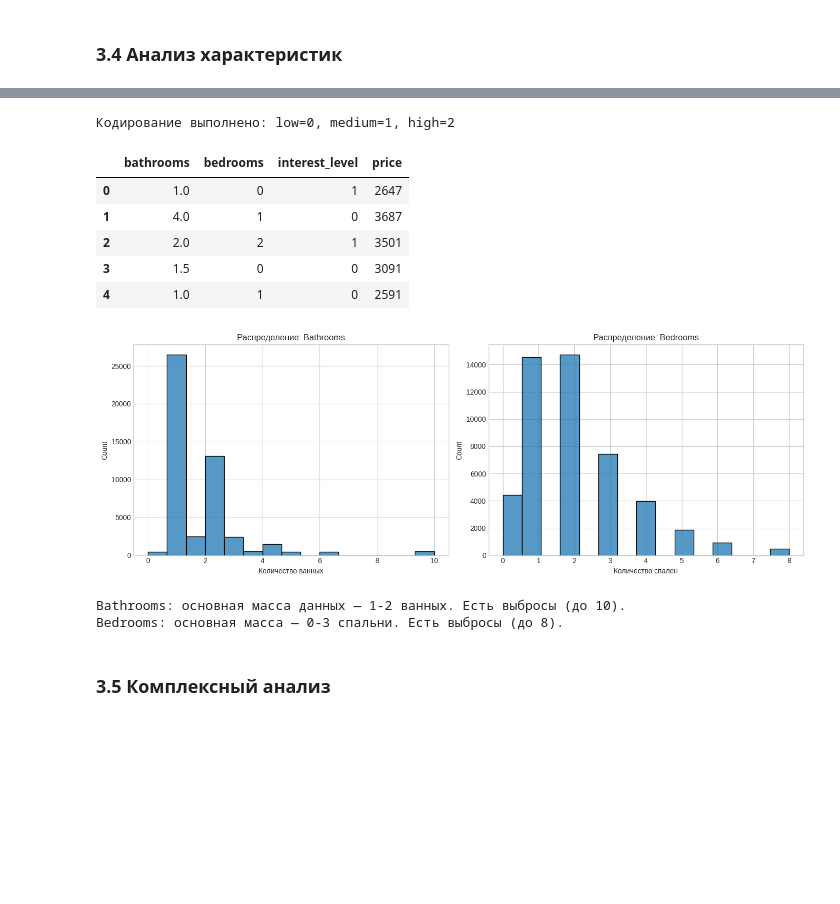
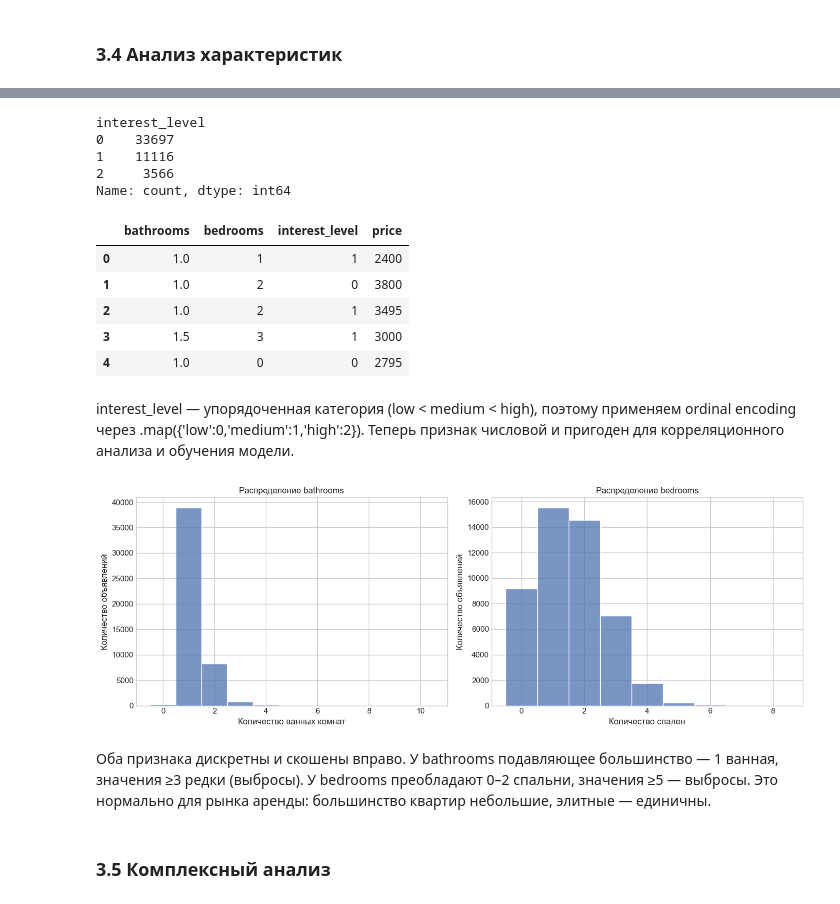
Before and after one commit to montclere/ml-projects-s21, a Jupyter notebook: ml1/main_ml1.ipynb, the cells around one changed output, grey strips where cells are left out. Cells and saved outputs as stored; diff of their text form; code cells hidden in the pictures; blank space fills up the shorter version.

```diff
--- a/ml1/main_ml1.ipynb
+++ b/ml1/main_ml1.ipynb
@@ -283,0 +241,12 @@ print("Видна основная масса цен и характерный
+# %%
+# Удаление выбросов по 1-му и 99-му процентилям
+lower = df_selected['price'].quantile(0.01)
+upper = df_selected['price'].quantile(0.99)
+
+print(f"Нижняя граница (1%): {lower}")
+print(f"Верхняя граница (99%): {upper}")
+print(f"Строк до очистки: {df_selected.shape[0]}")
+
+df_selected = df_selected[(df_selected['price'] >= lower) & (df_selected['price'] <= upper)]
+
+print(f"Строк после очистки: {df_selected.shape[0]}")
@@ -302,37 +294,46 @@ Name: count, dtype: int64
 # %%
-# 3.4.3 Кодирование interest_level
-mapping = {"low": 0, "medium": 1, "high": 2}
-df["interest_level"] = df["interest_level"].map(mapping)
-print("Кодирование выполнено: low=0, medium=1, high=2")
-df.head()
+# Кодирование фичи 'interest_level'
+interest_mapping = {'low': 0, 'medium': 1, 'high': 2}
+
+df_selected['interest_level'] = df_selected['interest_level'].map(interest_mapping)
+
+print(df_selected['interest_level'].value_counts())
+df_selected.head()
 # %% [output]
-Кодирование выполнено: low=0, medium=1, high=2
+interest_level
+0    33697
+1    11116
+2     3566
+Name: count, dtype: int64
 |  | bathrooms | bedrooms | interest_level | price |
-| 0 | 1.0 | 0 | 1 | 2647 |
-| 1 | 4.0 | 1 | 0 | 3687 |
-| 2 | 2.0 | 2 | 1 | 3501 |
-| 3 | 1.5 | 0 | 0 | 3091 |
-| 4 | 1.0 | 1 | 0 | 2591 |
+| 0 | 1.0 | 1 | 1 | 2400 |
+| 1 | 1.0 | 2 | 0 | 3800 |
+| 2 | 1.0 | 2 | 1 | 3495 |
+| 3 | 1.5 | 3 | 1 | 3000 |
+| 4 | 1.0 | 0 | 0 | 2795 |
+# %% [markdown]
+interest_level — упорядоченная категория (low < medium < high), поэтому применяем ordinal encoding через .map({'low':0,'medium':1,'high':2}). Теперь признак числовой и пригоден для корреляционного анализа и обучения модели.
 # %%
-# 3.4.4 Гистограммы для bathrooms и bedrooms
+# Гистограммы признаков bathrooms и bedrooms
 fig, axes = plt.subplots(1, 2, figsize=(14, 5))
 
-sns.histplot(data=df, x="bathrooms", bins=15, ax=axes[0])
-axes[0].set_title("Распределение: Bathrooms")
-axes[0].set_xlabel("Количество ванных")
+# --- bathrooms ---
+sns.histplot(data=df_selected, x="bathrooms", ax=axes[0], discrete=True)
+axes[0].set_title("Распределение bathrooms")
+axes[0].set_xlabel("Количество ванных комнат")
+axes[0].set_ylabel("Количество объявлений")
 
-sns.histplot(data=df, x="bedrooms", bins=15, ax=axes[1])
-axes[1].set_title("Распределение: Bedrooms")
+# --- bedrooms ---
+sns.histplot(data=df_selected, x="bedrooms", ax=axes[1], discrete=True)
+axes[1].set_title("Распределение bedrooms")
 axes[1].set_xlabel("Количество спален")
+axes[1].set_ylabel("Количество объявлений")
 
 plt.tight_layout()
 plt.show()
-
-print("Bathrooms: основная масса данных — 1-2 ванных. Есть выбросы (до 10).")
-print("Bedrooms: основная масса — 0-3 спальни. Есть выбросы (до 8).")
 # %% [output]
-[figure, old version]
+[figure, new version]
-Bathrooms: основная масса данных — 1-2 ванных. Есть выбросы (до 10).
-Bedrooms: основная масса — 0-3 спальни. Есть выбросы (до 8).
+# %% [markdown]
+Оба признака дискретны и скошены вправо. У bathrooms подавляющее большинство — 1 ванная, значения ≥3 редки (выбросы). У bedrooms преобладают 0–2 спальни, значения ≥5 — выбросы. Это нормально для рынка аренды: большинство квартир небольшие, элитные — единичны.
 # %% [markdown]
 ### 3.5 Комплексный анализ
```
Also changed, not shown: parts of 66 cells of this notebook.
